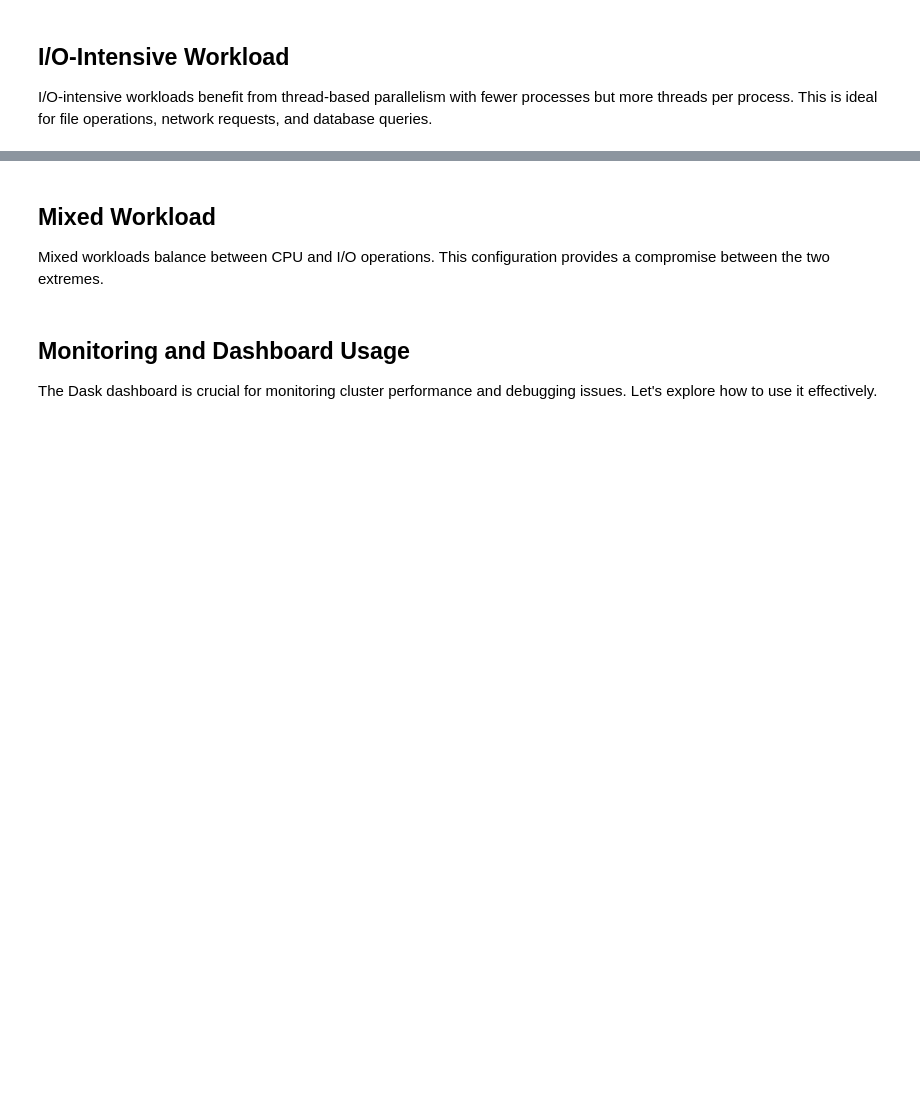
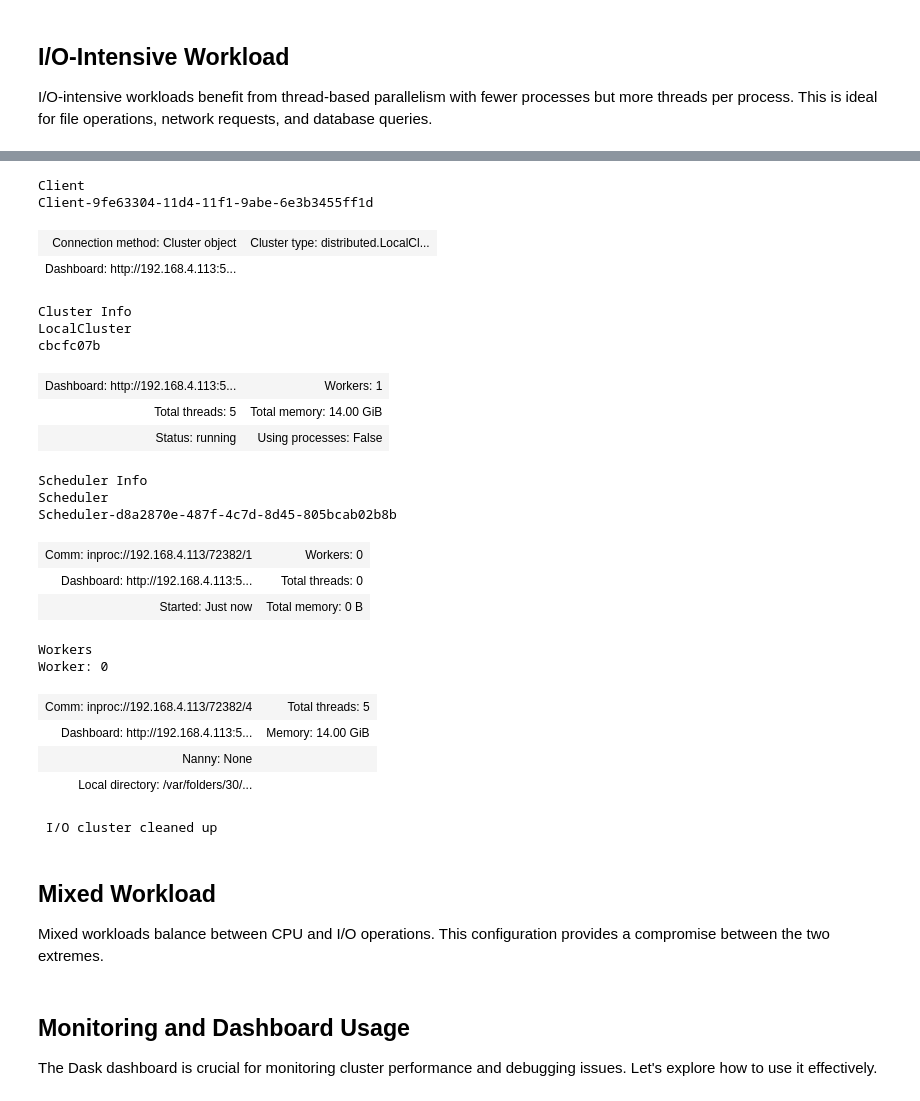
Before and after one commit to 21centuryweather/dask_setup, a Jupyter notebook: examples/recipes/notebooks/01_basic_usage.ipynb, the cells around one changed output, grey strips where cells are left out. Drawn from its saved outputs; the diff is of its cells as text; code cells hidden in the pictures; blank space fills up the shorter version.

```diff
--- a/examples/recipes/notebooks/01_basic_usage.ipynb
+++ b/examples/recipes/notebooks/01_basic_usage.ipynb
@@ -167,18 +211,18 @@ print("\n🧹 CPU cluster cleaned up")
 
 I/O-intensive workloads benefit from thread-based parallelism with fewer processes but more threads per process. This is ideal for file operations, network requests, and database queries.
 # %%
-print("📁 I/O-INTENSIVE WORKLOAD DEMONSTRATION")
+print(" I/O-INTENSIVE WORKLOAD DEMONSTRATION")
 print("=" * 60)
 
 # Create I/O-optimized cluster
 client, cluster, temp_dir = setup_dask_client(
     workload_type="io",
     max_workers=2,  # Fewer workers, more threads each
-    reserve_mem_gb=20.0,
+    reserve_mem_gb=2.0,
     dashboard=True
 )
 
-print(f"✅ I/O cluster created")
+print(f" I/O cluster created")
 print(f"   Workers: {len(client.scheduler_info()['workers'])}")
 print(f"   Temp directory: {temp_dir}")
 print(f"   Dashboard: {client.dashboard_link}")
@@ -191,7 +235,7 @@ if worker_info:
     print(f"   Threads per worker: {first_worker.get('nthreads', 1)}")
 
 # Simulate I/O-intensive work by creating and processing multiple smaller arrays
-print("\n📂 Running I/O-intensive simulation...")
+print("\n Running I/O-intensive simulation...")
 
 # Create multiple smaller arrays (simulating reading many files)
 arrays = []
@@ -215,8 +259,3 @@ print(f"   Processed {len(arrays)} arrays")
 print(f"   Mean of means: {results.mean():.6f}")
 print(f"   Processing time: {format_duration(computation_time)}")
 print(f"   Throughput: {len(arrays)} arrays in {format_duration(computation_time)} = {len(arrays)/computation_time:.1f} arrays/s")
-
-# Clean up
-client.close()
-cluster.close()
-print("\n🧹 I/O cluster cleaned up")
@@ -223,3 +280,35 @@ print("\n🧹 I/O cluster cleaned up")
+# %%
+client
+# %% [output]
+Client
+Client-9fe63304-11d4-11f1-9abe-6e3b3455ff1d
+| Connection method: Cluster object | Cluster type: distributed.LocalCl... |
+| Dashboard: http://192.168.4.113:5... |  |
+Cluster Info
+LocalCluster
+cbcfc07b
+| Dashboard: http://192.168.4.113:5... | Workers: 1 |
+| Total threads: 5 | Total memory: 14.00 GiB |
+| Status: running | Using processes: False |
+Scheduler Info
+Scheduler
+Scheduler-d8a2870e-487f-4c7d-8d45-805bcab02b8b
+| Comm: inproc://192.168.4.113/72382/1 | Workers: 0 |
+| Dashboard: http://192.168.4.113:5... | Total threads: 0 |
+| Started: Just now | Total memory: 0 B |
+Workers
+Worker: 0
+| Comm: inproc://192.168.4.113/72382/4 | Total threads: 5 |
+| Dashboard: http://192.168.4.113:5... | Memory: 14.00 GiB |
+| Nanny: None |  |
+| Local directory: /var/folders/30/... |  |
+# %%
+# Clean up
+client.close()
+cluster.close()
+print("\n I/O cluster cleaned up")
+# %% [output]
+ I/O cluster cleaned up
 # %% [markdown]
 ## Mixed Workload
 
```
Also changed, not shown: parts of 15 cells of this notebook, 7 other files.
